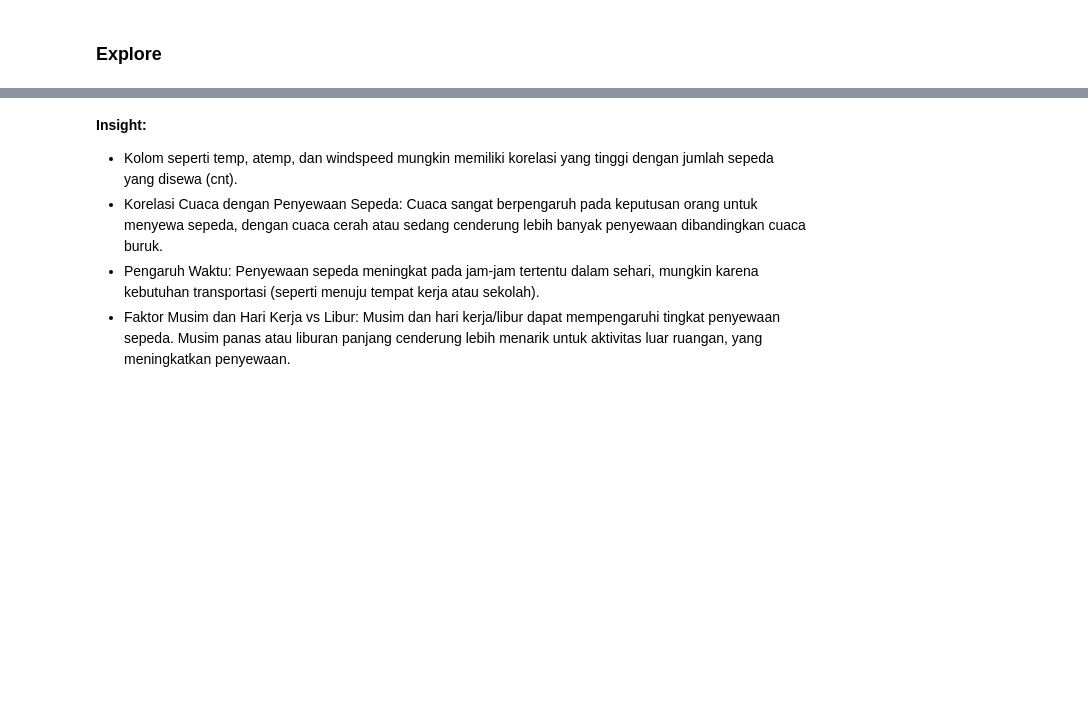
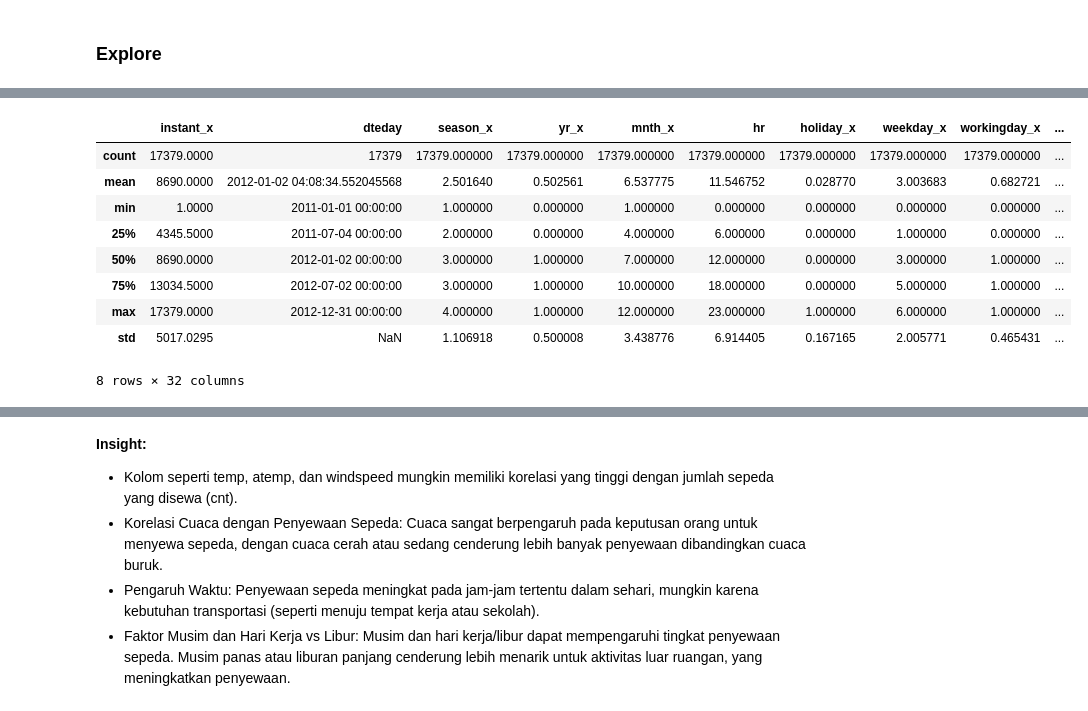
Before and after one commit to maulanycitra/Proyek-Analisis-Data-Dicoding, a Jupyter notebook: Proyek_Analisis_Data_Maulany_Citra_Pandini.ipynb, the cells around one changed output, grey strips where cells are left out. Saved outputs shown, nothing was run; the diff lists cells and outputs as text; code cells hidden in the pictures; blank space fills up the shorter version.

```diff
--- a/Proyek_Analisis_Data_Maulany_Citra_Pandini.ipynb
+++ b/Proyek_Analisis_Data_Maulany_Citra_Pandini.ipynb
@@ -212,0 +138,14 @@ std     1544.953518   1917.376947
+# %%
+# Statistik dasar untuk data numerik (mean, median, mode, min, max, std)
+df_combined.describe()  # Statistik dasar untuk data numerik
+# %% [output]
+|  | instant_x | dteday | season_x | yr_x | mnth_x | hr | holiday_x | weekday_x | workingday_x | ... |
+| count | 17379.0000 | 17379 | 17379.000000 | 17379.000000 | 17379.000000 | 17379.000000 | 17379.000000 | 17379.000000 | 17379.000000 | ... |
+| mean | 8690.0000 | 2012-01-02 04:08:34.552045568 | 2.501640 | 0.502561 | 6.537775 | 11.546752 | 0.028770 | 3.003683 | 0.682721 | ... |
+| min | 1.0000 | 2011-01-01 00:00:00 | 1.000000 | 0.000000 | 1.000000 | 0.000000 | 0.000000 | 0.000000 | 0.000000 | ... |
+| 25% | 4345.5000 | 2011-07-04 00:00:00 | 2.000000 | 0.000000 | 4.000000 | 6.000000 | 0.000000 | 1.000000 | 0.000000 | ... |
+| 50% | 8690.0000 | 2012-01-02 00:00:00 | 3.000000 | 1.000000 | 7.000000 | 12.000000 | 0.000000 | 3.000000 | 1.000000 | ... |
+| 75% | 13034.5000 | 2012-07-02 00:00:00 | 3.000000 | 1.000000 | 10.000000 | 18.000000 | 0.000000 | 5.000000 | 1.000000 | ... |
+| max | 17379.0000 | 2012-12-31 00:00:00 | 4.000000 | 1.000000 | 12.000000 | 23.000000 | 1.000000 | 6.000000 | 1.000000 | ... |
+| std | 5017.0295 | NaN | 1.106918 | 0.500008 | 3.438776 | 6.914405 | 0.167165 | 2.005771 | 0.465431 | ... |
+8 rows × 32 columns
```
Also changed, not shown: parts of 15 cells of this notebook, 1 other file.
